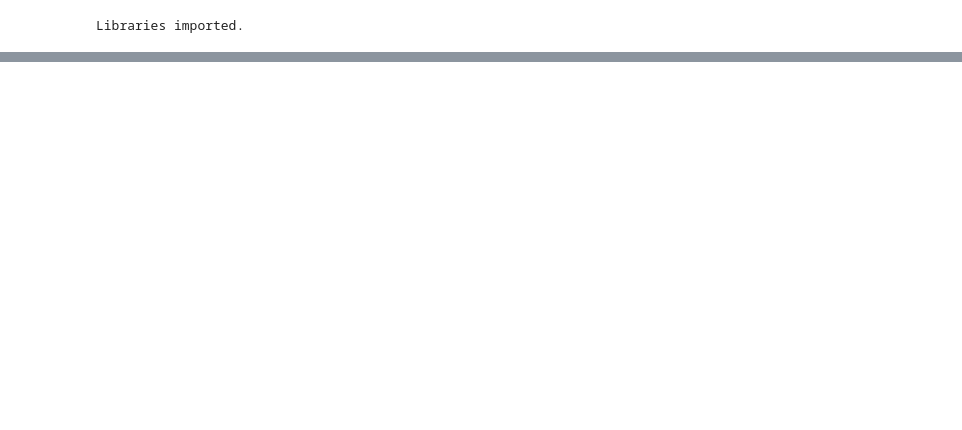
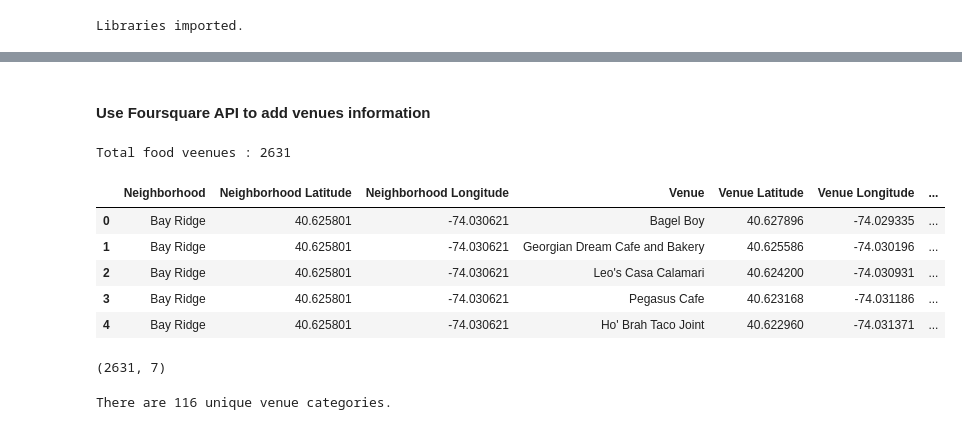
Before and after one commit to ajay-p-sharma/Coursera_Capstone_ML, a Jupyter notebook: ML_Final_assignment.ipynb, the cells around one changed output, grey strips where cells are left out. Drawn from its saved outputs; the diff is of its cells as text; code cells hidden in the pictures; blank space fills up the shorter version.

```diff
--- a/ML_Final_assignment.ipynb
+++ b/ML_Final_assignment.ipynb
@@ -76,0 +211,10 @@ def parse_data():
+# %%
+# The data for postal code M7R is not parsed with geocoder library. We have to insert it manually.
+toronto_neighborhoods['Latitude'] = toronto_neighborhoods['Latitude'].replace(np.nan, 43.754500)
+toronto_neighborhoods['Longitude'] = toronto_neighborhoods['Longitude'].replace(np.nan, -79.330000)
+
+# drop the PostalCode column, it is not needed for further analysis.
+if 'PostalCode' in toronto_neighborhoods.columns:
+    del toronto_neighborhoods['PostalCode']
+
+toronto_neighborhoods.shape
@@ -76,0 +241,3 @@ def parse_data():
+# %%
+merged_data = pd.concat([brooklyn_data, toronto_neighborhoods], ignore_index=True)
+merged_data.shape
@@ -76,0 +260,2 @@ def parse_data():
+# %% [markdown]
+#### Use Foursquare API to add venues information
@@ -76,0 +304,33 @@ def parse_data():
+# %%
+print("Total food venues : {}".format(len(places_venues)))
+# %% [output]
+Total food veenues : 2631
+# %%
+if places_venues:
+    columns = ['Neighborhood',
+                  'Neighborhood Latitude',
+                  'Neighborhood Longitude',
+                  'Venue',
+                  'Venue Latitude',
+                  'Venue Longitude',
+                  'Venue Category']
+    nearby_venues = pd.DataFrame(places_venues, columns=columns)
+else:
+    raise Exception("Error while processing nearby venue data.")
+# %%
+nearby_venues.head()
+# %% [output]
+|  | Neighborhood | Neighborhood Latitude | Neighborhood Longitude | Venue | Venue Latitude | Venue Longitude | ... |
+| 0 | Bay Ridge | 40.625801 | -74.030621 | Bagel Boy | 40.627896 | -74.029335 | ... |
+| 1 | Bay Ridge | 40.625801 | -74.030621 | Georgian Dream Cafe and Bakery | 40.625586 | -74.030196 | ... |
+| 2 | Bay Ridge | 40.625801 | -74.030621 | Leo's Casa Calamari | 40.624200 | -74.030931 | ... |
+| 3 | Bay Ridge | 40.625801 | -74.030621 | Pegasus Cafe | 40.623168 | -74.031186 | ... |
+| 4 | Bay Ridge | 40.625801 | -74.030621 | Ho' Brah Taco Joint | 40.622960 | -74.031371 | ... |
+# %%
+nearby_venues.shape
+# %% [output]
+(2631, 7)
+# %%
+print('There are {} unique venue categories.'.format(len(nearby_venues['Venue Category'].unique())))
+# %% [output]
+There are 116 unique venue categories.
```
Also changed, not shown: parts of 64 cells of this notebook.
